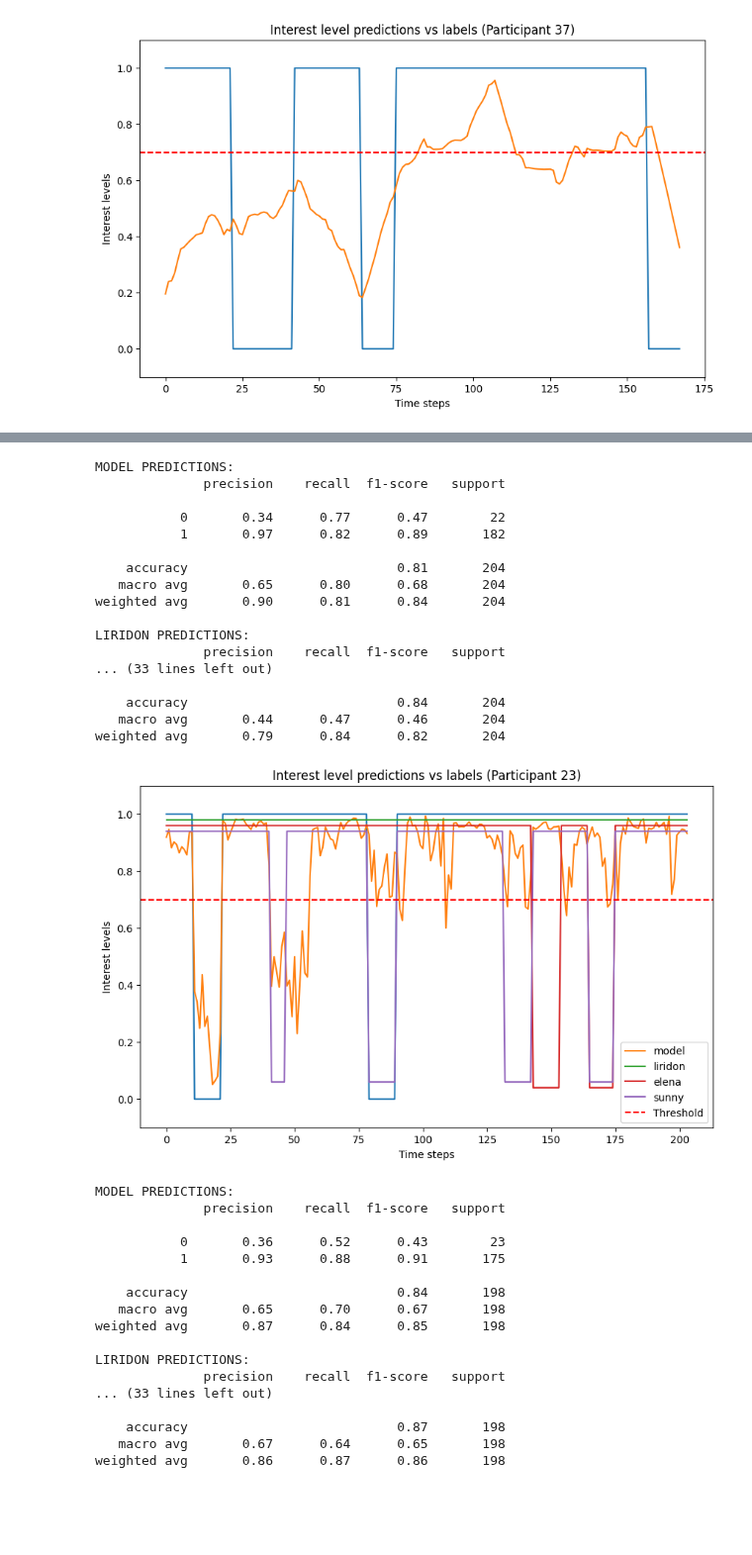
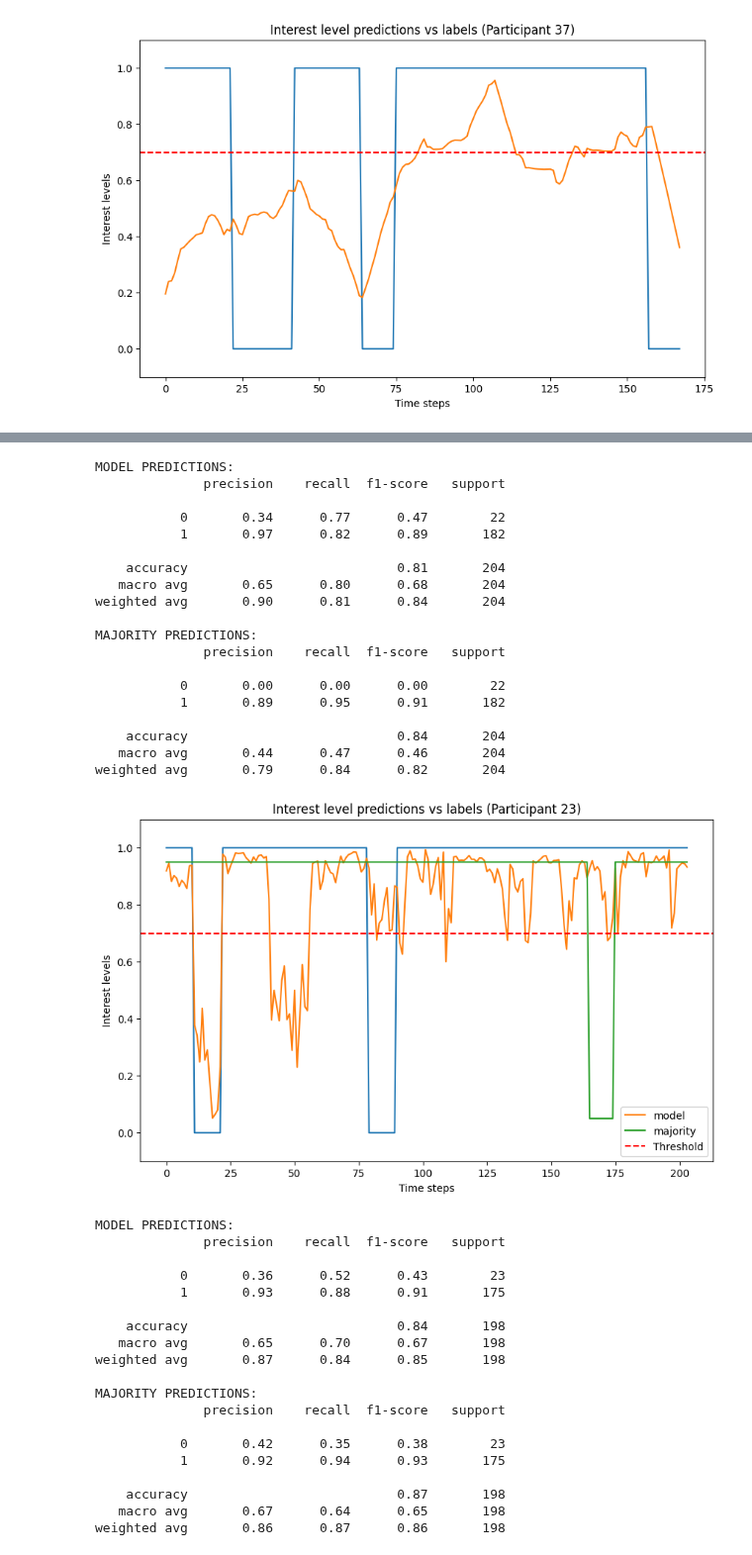
Before and after one commit to ramon284/Interest-predictor, a Jupyter notebook: zpredict.ipynb, the cells around one changed output, grey strips where cells are left out. Shown at 99% size. Saved outputs shown, nothing was run; the diff lists cells and outputs as text; code cells hidden in the pictures; blank space fills up the shorter version.

```diff
--- a/zpredict.ipynb
+++ b/zpredict.ipynb
@@ -638,6 +667,7 @@ for ind in test_indices:
     liridonGraph = [0.02 if x == 0 else 0.98 for x in liridonLabels]
     elenaGraph = [0.04 if x == 0 else 0.96 for x in elenaLabels]
     sunnyGraph = [0.06 if x == 0 else 0.94 for x in sunnyLabels]
+    majorityGraph = [ 0.05 if x == 0 else 0.95 for x in majorityLabels]
 
     otherDF = otherDF.drop(columns=['Label', 'Frame', 'liridonLabels', 'elenaLabels', 'sunnyLabels'])
     otherDF = otherDF.fillna(otherDF.median())
@@ -649,9 +679,9 @@ for ind in test_indices:
     realLabels_agg += realLabels
 
     print(f"MODEL PREDICTIONS:\n{classification_report(realLabels, y_pred)}")
-    print(f"LIRIDON PREDICTIONS:\n{classification_report(realLabels, liridonLabels)}")
-    print(f"ELENA PREDICTIONS:\n{classification_report(realLabels, elenaLabels)}")
-    print(f"SUNNY PREDICTIONS:\n{classification_report(realLabels, sunnyLabels)}")
+    # print(f"LIRIDON PREDICTIONS:\n{classification_report(realLabels, liridonLabels)}")
+    # print(f"ELENA PREDICTIONS:\n{classification_report(realLabels, elenaLabels)}")
+    # print(f"SUNNY PREDICTIONS:\n{classification_report(realLabels, sunnyLabels)}")
     print(f"MAJORITY PREDICTIONS:\n{classification_report(realLabels, majorityLabels)}")
 
     # for x,y in zip(y_pred_proba, y_pred):
@@ -667,9 +697,10 @@ for ind in test_indices:
     plt.figure(figsize=(10,6))
     plt.plot(chunked_df.index, chunked_df['Label'])
     plt.plot(range(len(temp)), temp, label='model')
-    plt.plot(range(len(liridonGraph)), liridonGraph, label='liridon')
-    plt.plot(range(len(elenaGraph)), elenaGraph, label='elena')
-    plt.plot(range(len(sunnyGraph)), sunnyGraph, label='sunny')
+    # plt.plot(range(len(liridonGraph)), liridonGraph, label='liridon')
+    # plt.plot(range(len(elenaGraph)), elenaGraph, label='elena')
+    # plt.plot(range(len(sunnyGraph)), sunnyGraph, label='sunny')
+    plt.plot(range(len(majorityGraph)), majorityGraph, label='majority')
     plt.axhline(0.7, color='r', linestyle='--', label='Threshold')
 
 
@@ -708,21 +741,23 @@ weighted avg       0.80      0.73      0.75       165
 MODEL PREDICTIONS:
               precision    recall  f1-score   support
 
            0       0.34      0.77      0.47        22
            1       0.97      0.82      0.89       182
 
     accuracy                           0.81       204
    macro avg       0.65      0.80      0.68       204
 weighted avg       0.90      0.81      0.84       204
 
-LIRIDON PREDICTIONS:
+MAJORITY PREDICTIONS:
               precision    recall  f1-score   support
-... (33 lines left out)
+
+           0       0.00      0.00      0.00        22
+           1       0.89      0.95      0.91       182
 
     accuracy                           0.84       204
    macro avg       0.44      0.47      0.46       204
 weighted avg       0.79      0.84      0.82       204
-[figure, old version]
+[figure, new version]
 MODEL PREDICTIONS:
               precision    recall  f1-score   support
 
@@ -733,9 +768,11 @@ MODEL PREDICTIONS:
    macro avg       0.65      0.70      0.67       198
 weighted avg       0.87      0.84      0.85       198
 
-LIRIDON PREDICTIONS:
+MAJORITY PREDICTIONS:
               precision    recall  f1-score   support
-... (33 lines left out)
+
+           0       0.42      0.35      0.38        23
+           1       0.92      0.94      0.93       175
 
     accuracy                           0.87       198
    macro avg       0.67      0.64      0.65       198
```
Also changed, not shown: parts of 6 cells of this notebook.
